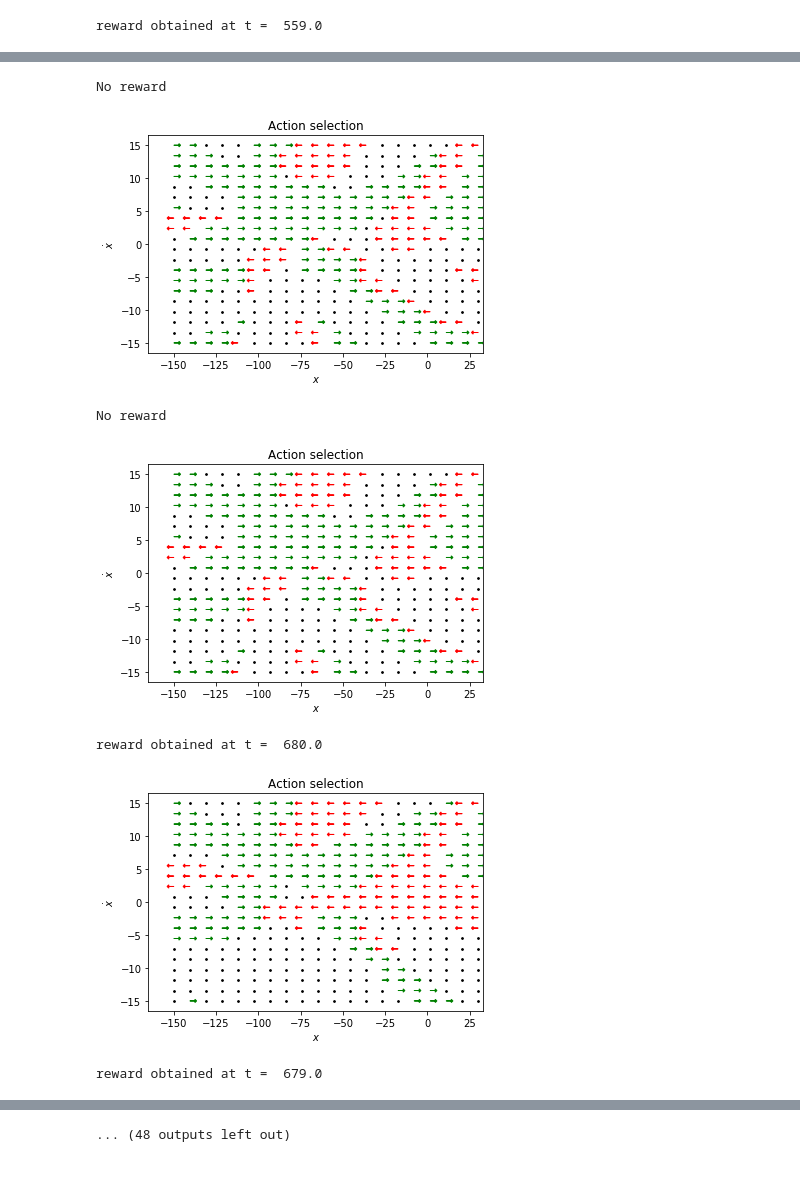
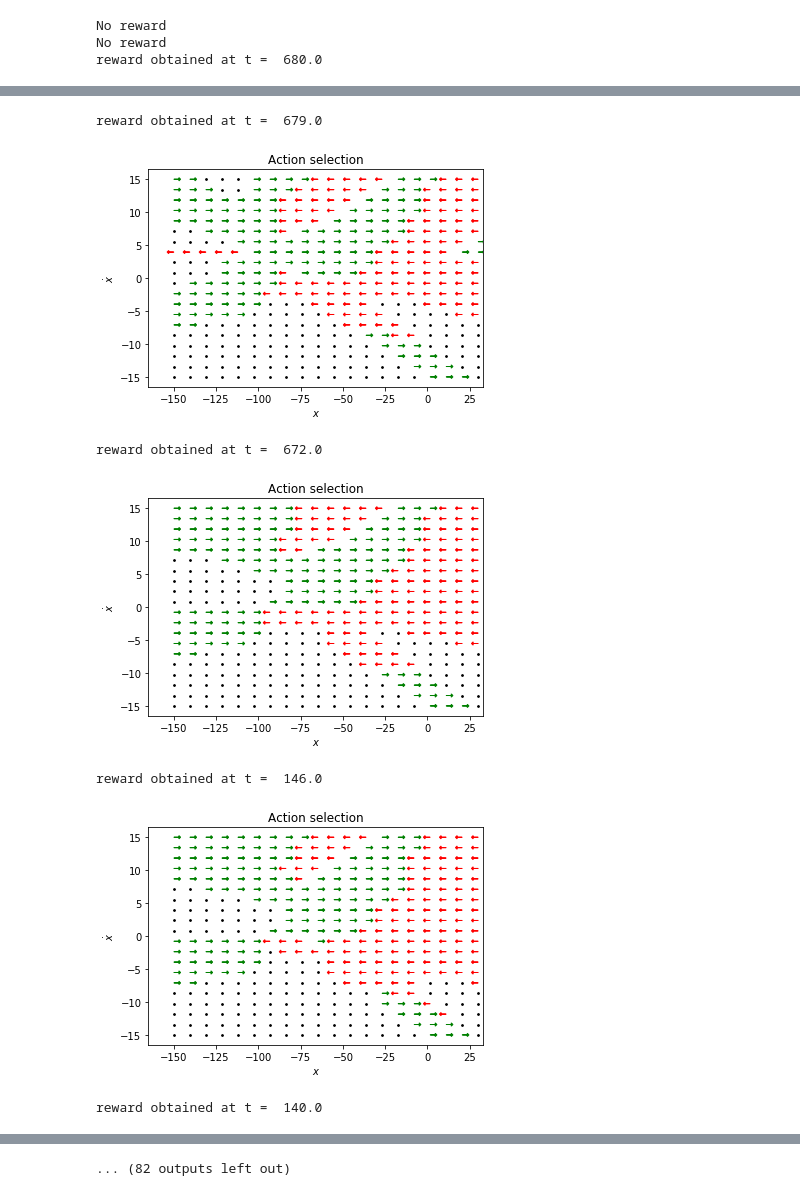
Before and after one commit to sergeivolodin/MountainCarRL, a Jupyter notebook: Sergei/main.ipynb, the cells around one changed output, grey strips where cells are left out. Drawn from its saved outputs; the diff is of its cells as text; code cells hidden in the pictures.

Commit message:
Add learning curve

```diff
--- a/Sergei/main.ipynb
+++ b/Sergei/main.ipynb
@@ -240,10 +240,11 @@ class SARSAEligibilityAgent():
 
                 # no steps after the reward
                 finished = True
-                break
+                return n
 
             # saving old state
             old_s = s
             old_a = action_index
         if not finished:
             print('No reward')
+        return max_steps + 1
@@ -254,10 +257,17 @@ np.random.seed(42)
 # create an agent
 agent = SARSAEligibilityAgent(tau = 0.001)
 
-# learn for 100 iterations
-for i in range(30):
-    agent.learn()
-    agent.plot_Q_matrix()
+# array for training curve
+training_loss = []
+
+# learn for 50 iterations
+for i in range(50):
+    result = agent.learn()
+    if result >= 1001:
+        result = 0
+    training_loss.append(result)
+    if result > 0:
+        agent.plot_Q_matrix()
     plb.pause(0.1)
 # %% [output]
 No reward
@@ -265 +276,3 @@ No reward
-reward obtained at t =  559.0
+No reward
+No reward
+reward obtained at t =  680.0
@@ -267,7 +280,7 @@ reward obtained at t =  559.0
-No reward
+reward obtained at t =  679.0
-[figure, old version]
+[figure, new version]
-No reward
+reward obtained at t =  672.0
-[figure, old version]
+[figure, new version]
-reward obtained at t =  680.0
+reward obtained at t =  146.0
-[figure, old version]
+[figure, new version]
-reward obtained at t =  679.0
+reward obtained at t =  140.0
@@ -275 +288 @@ reward obtained at t =  679.0
-... (48 outputs left out)
+... (82 outputs left out)
```
Also changed, not shown: parts of 6 cells of this notebook.
